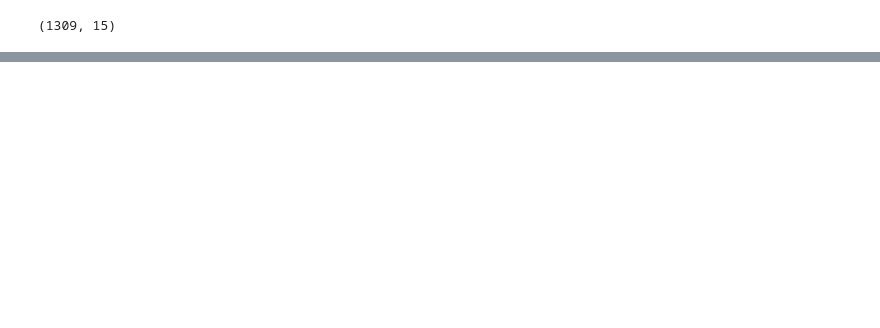
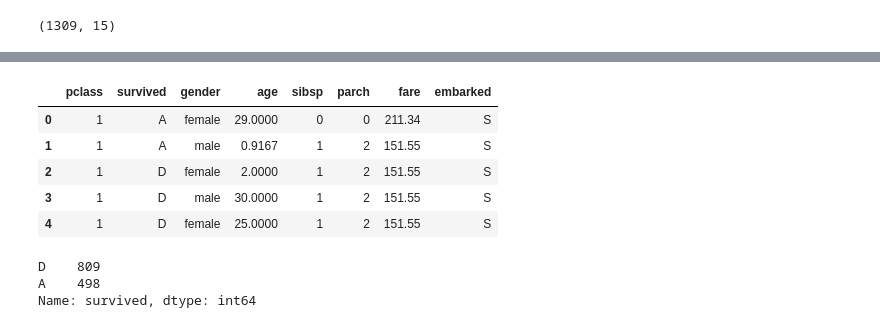
Before and after one commit to leangaurav/weekday2019_09_05, a Jupyter notebook: Assignments/Megha/AssignmentTitanic1Pandas.ipynb, the cells around one changed output, grey strips where cells are left out. Saved outputs shown, nothing was run; the diff lists cells and outputs as text; code cells hidden in the pictures; blank space fills up the shorter version.

```diff
--- a/Assignments/Megha/AssignmentTitanic1Pandas.ipynb
+++ b/Assignments/Megha/AssignmentTitanic1Pandas.ipynb
@@ -215,0 +226,20 @@ df_new
+# %%
+# for surviced column replace 0 with D and 1 with A
+
+df.survived.replace({0 : 'D' , 1 :'A'} , inplace = True)
+df.head()
+# %% [output]
+|  | pclass | survived | gender | age | sibsp | parch | fare | embarked |
+| 0 | 1 | A | female | 29.0000 | 0 | 0 | 211.34 | S |
+| 1 | 1 | A | male | 0.9167 | 1 | 2 | 151.55 | S |
+| 2 | 1 | D | female | 2.0000 | 1 | 2 | 151.55 | S |
+| 3 | 1 | D | male | 30.0000 | 1 | 2 | 151.55 | S |
+| 4 | 1 | D | female | 25.0000 | 1 | 2 | 151.55 | S |
+# %%
+# find the frequency of different values in survived column
+
+df.survived.value_counts()
+# %% [output]
+D    809
+A    498
+Name: survived, dtype: int64
```
Also changed, not shown: parts of 16 cells of this notebook, 2 other files.
